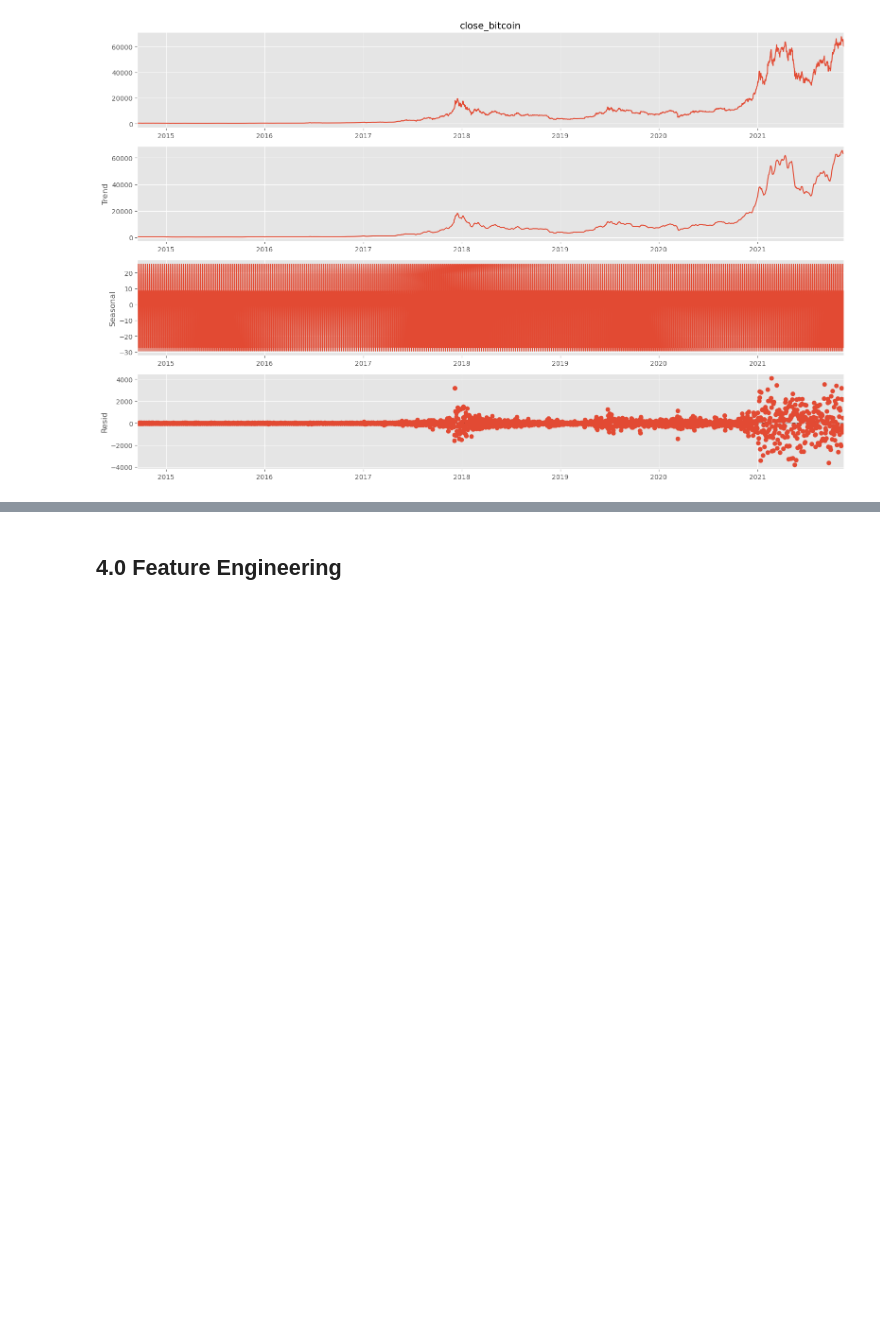
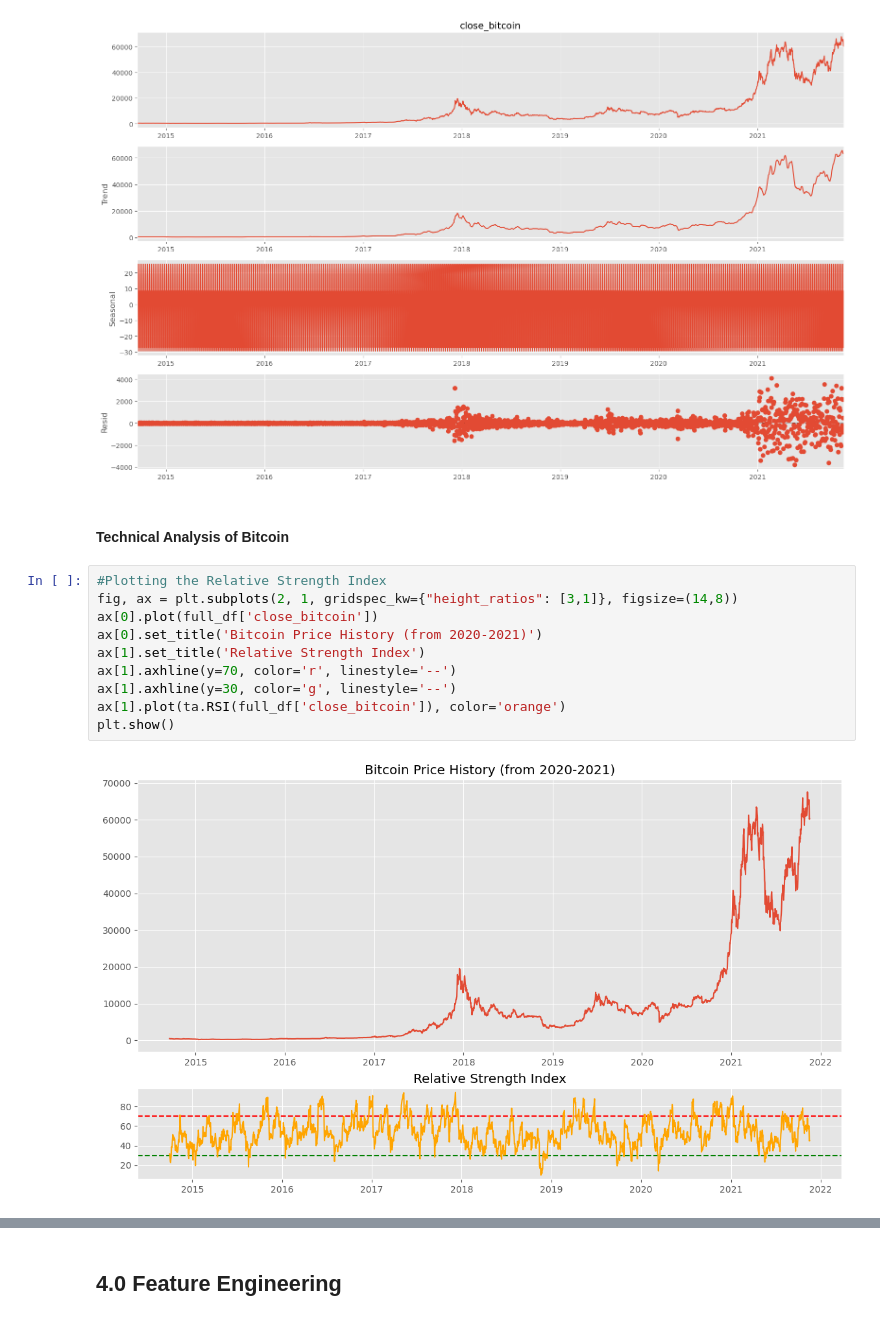
Before and after one commit to coolname101/bitcoin-stock-portfolio, a Jupyter notebook: notebooks/report_notebook.ipynb, the cells around one changed output, grey strips where cells are left out. Saved outputs shown, nothing was run; the diff lists cells and outputs as text; blank space fills up the shorter version.

```diff
--- a/notebooks/report_notebook.ipynb
+++ b/notebooks/report_notebook.ipynb
@@ -508,3 +497,17 @@ fig = decomposition.plot()
 plt.show()
 # %% [output]
 [figure]
+# %% [markdown]
+#### Technical Analysis of Bitcoin
+# %%
+#Plotting the Relative Strength Index
+fig, ax = plt.subplots(2, 1, gridspec_kw={"height_ratios": [3,1]}, figsize=(14,8))
+ax[0].plot(full_df['close_bitcoin'])
+ax[0].set_title('Bitcoin Price History (from 2020-2021)')
+ax[1].set_title('Relative Strength Index')
+ax[1].axhline(y=70, color='r', linestyle='--')
+ax[1].axhline(y=30, color='g', linestyle='--')
+ax[1].plot(ta.RSI(full_df['close_bitcoin']), color='orange')
+plt.show()
+# %% [output]
+[figure, added]
```
Also changed, not shown: parts of 54 cells of this notebook.
